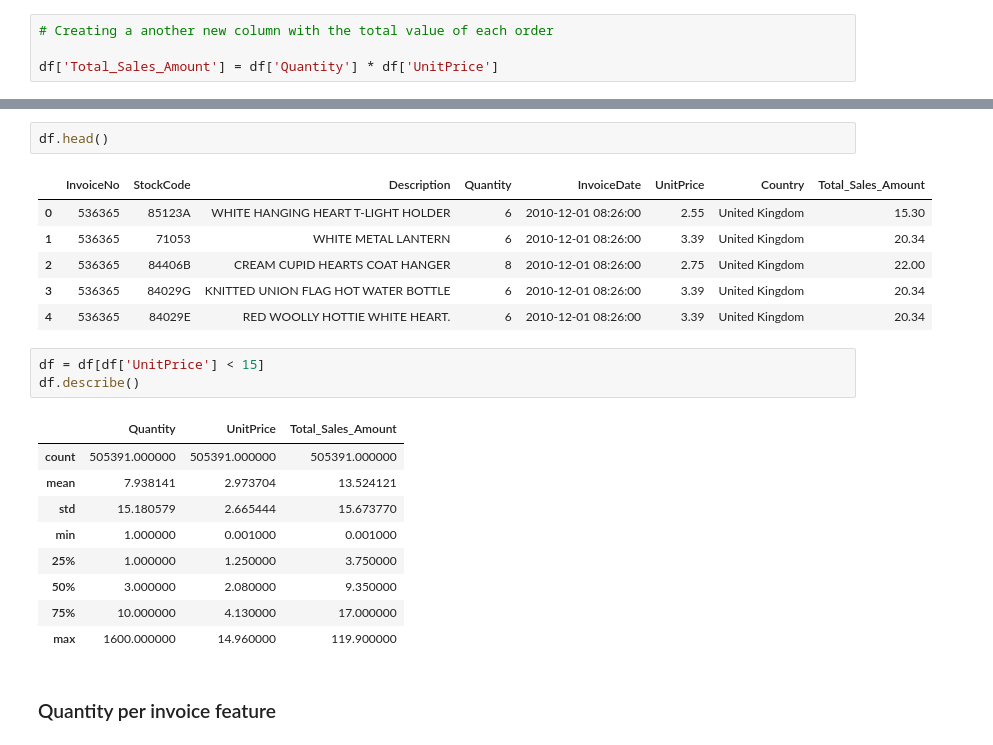
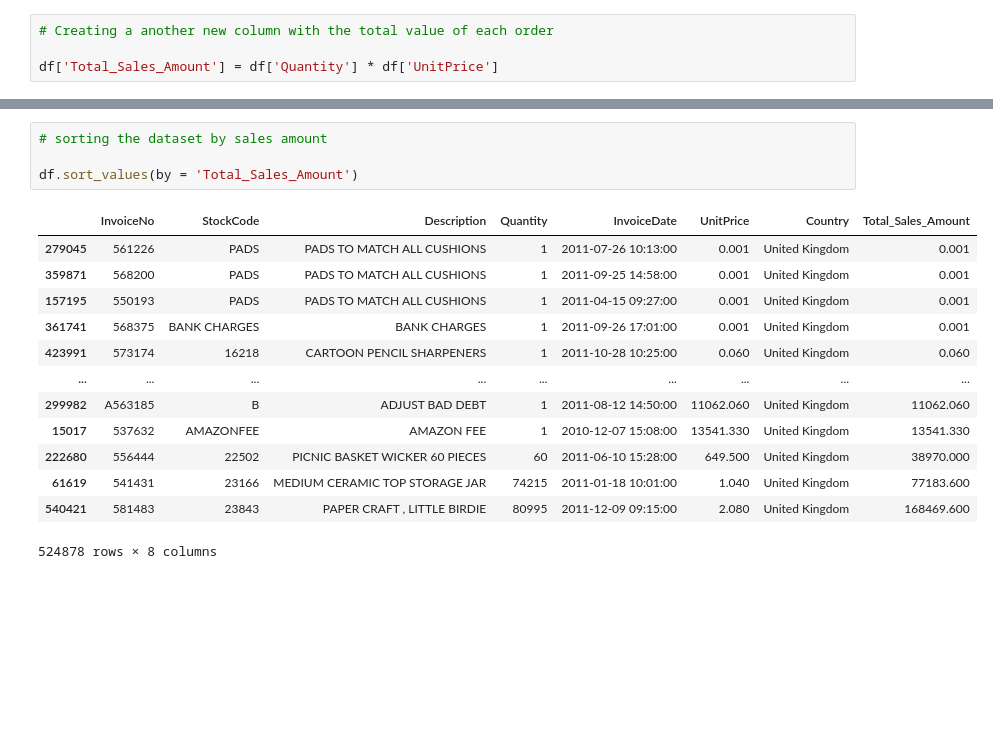
Before and after one commit to AMiNo-13/Online-Retail-Time-Series-Analysis-Forecasting, a Jupyter notebook: Feature Engineering.ipynb, the cells around one changed output, grey strips where cells are left out. Saved outputs shown, nothing was run; the diff lists cells and outputs as text; blank space fills up the shorter version.

```diff
--- a/Feature Engineering.ipynb
+++ b/Feature Engineering.ipynb
@@ -412,25 +448,19 @@ df.describe()
-# %%
-df.head()
-# %% [output]
-|  | InvoiceNo | StockCode | Description | Quantity | InvoiceDate | UnitPrice | Country | Total_Sales_Amount |
-| 0 | 536365 | 85123A | WHITE HANGING HEART T-LIGHT HOLDER | 6 | 2010-12-01 08:26:00 | 2.55 | United Kingdom | 15.30 |
-| 1 | 536365 | 71053 | WHITE METAL LANTERN | 6 | 2010-12-01 08:26:00 | 3.39 | United Kingdom | 20.34 |
-| 2 | 536365 | 84406B | CREAM CUPID HEARTS COAT HANGER | 8 | 2010-12-01 08:26:00 | 2.75 | United Kingdom | 22.00 |
-| 3 | 536365 | 84029G | KNITTED UNION FLAG HOT WATER BOTTLE | 6 | 2010-12-01 08:26:00 | 3.39 | United Kingdom | 20.34 |
-| 4 | 536365 | 84029E | RED WOOLLY HOTTIE WHITE HEART. | 6 | 2010-12-01 08:26:00 | 3.39 | United Kingdom | 20.34 |
-# %%
-df = df[df['UnitPrice'] < 15]
-df.describe()
-# %% [output]
-|  | Quantity | UnitPrice | Total_Sales_Amount |
-| count | 505391.000000 | 505391.000000 | 505391.000000 |
-| mean | 7.938141 | 2.973704 | 13.524121 |
-| std | 15.180579 | 2.665444 | 15.673770 |
-| min | 1.000000 | 0.001000 | 0.001000 |
-| 25% | 1.000000 | 1.250000 | 3.750000 |
-| 50% | 3.000000 | 2.080000 | 9.350000 |
-| 75% | 10.000000 | 4.130000 | 17.000000 |
-| max | 1600.000000 | 14.960000 | 119.900000 |
-# %% [markdown]
-### Quantity per invoice feature
+# %%
+# sorting the dataset by sales amount
+
+df.sort_values(by = 'Total_Sales_Amount')
+# %% [output]
+|  | InvoiceNo | StockCode | Description | Quantity | InvoiceDate | UnitPrice | Country | Total_Sales_Amount |
+| 279045 | 561226 | PADS | PADS TO MATCH ALL CUSHIONS | 1 | 2011-07-26 10:13:00 | 0.001 | United Kingdom | 0.001 |
+| 359871 | 568200 | PADS | PADS TO MATCH ALL CUSHIONS | 1 | 2011-09-25 14:58:00 | 0.001 | United Kingdom | 0.001 |
+| 157195 | 550193 | PADS | PADS TO MATCH ALL CUSHIONS | 1 | 2011-04-15 09:27:00 | 0.001 | United Kingdom | 0.001 |
+| 361741 | 568375 | BANK CHARGES | BANK CHARGES | 1 | 2011-09-26 17:01:00 | 0.001 | United Kingdom | 0.001 |
+| 423991 | 573174 | 16218 | CARTOON PENCIL SHARPENERS | 1 | 2011-10-28 10:25:00 | 0.060 | United Kingdom | 0.060 |
+| ... | ... | ... | ... | ... | ... | ... | ... | ... |
+| 299982 | A563185 | B | ADJUST BAD DEBT | 1 | 2011-08-12 14:50:00 | 11062.060 | United Kingdom | 11062.060 |
+| 15017 | 537632 | AMAZONFEE | AMAZON FEE | 1 | 2010-12-07 15:08:00 | 13541.330 | United Kingdom | 13541.330 |
+| 222680 | 556444 | 22502 | PICNIC BASKET WICKER 60 PIECES | 60 | 2011-06-10 15:28:00 | 649.500 | United Kingdom | 38970.000 |
+| 61619 | 541431 | 23166 | MEDIUM CERAMIC TOP STORAGE JAR | 74215 | 2011-01-18 10:01:00 | 1.040 | United Kingdom | 77183.600 |
+| 540421 | 581483 | 23843 | PAPER CRAFT , LITTLE BIRDIE | 80995 | 2011-12-09 09:15:00 | 2.080 | United Kingdom | 168469.600 |
+524878 rows × 8 columns
 # %% [markdown]
```
Also changed, not shown: parts of 51 cells of this notebook.
